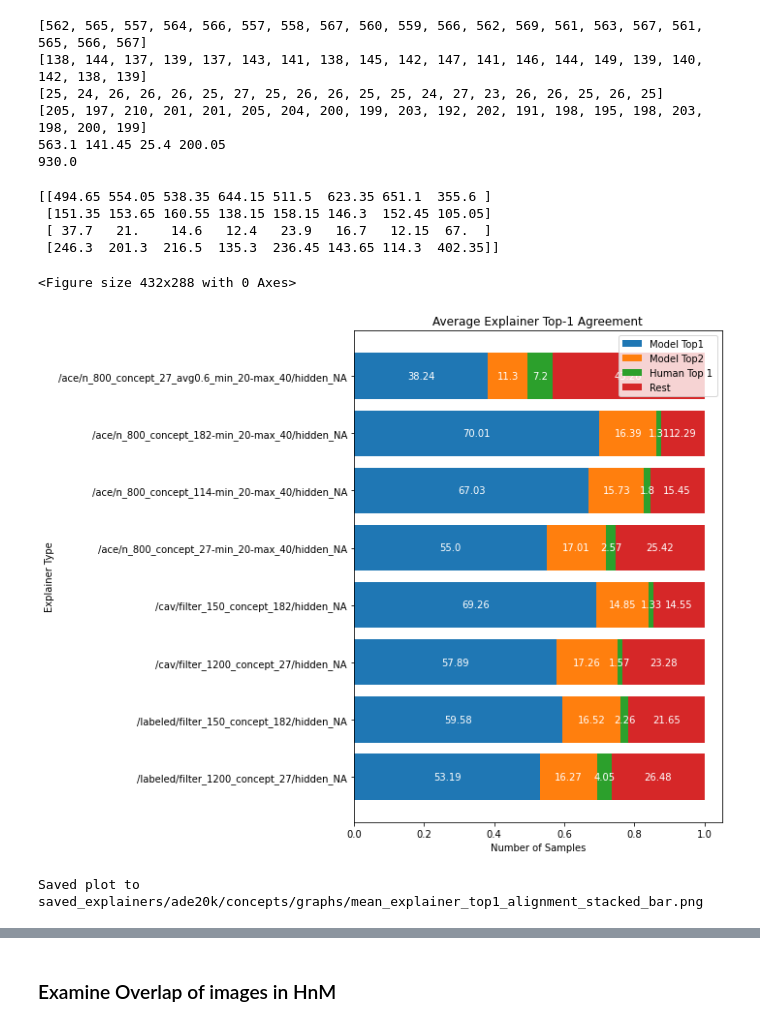
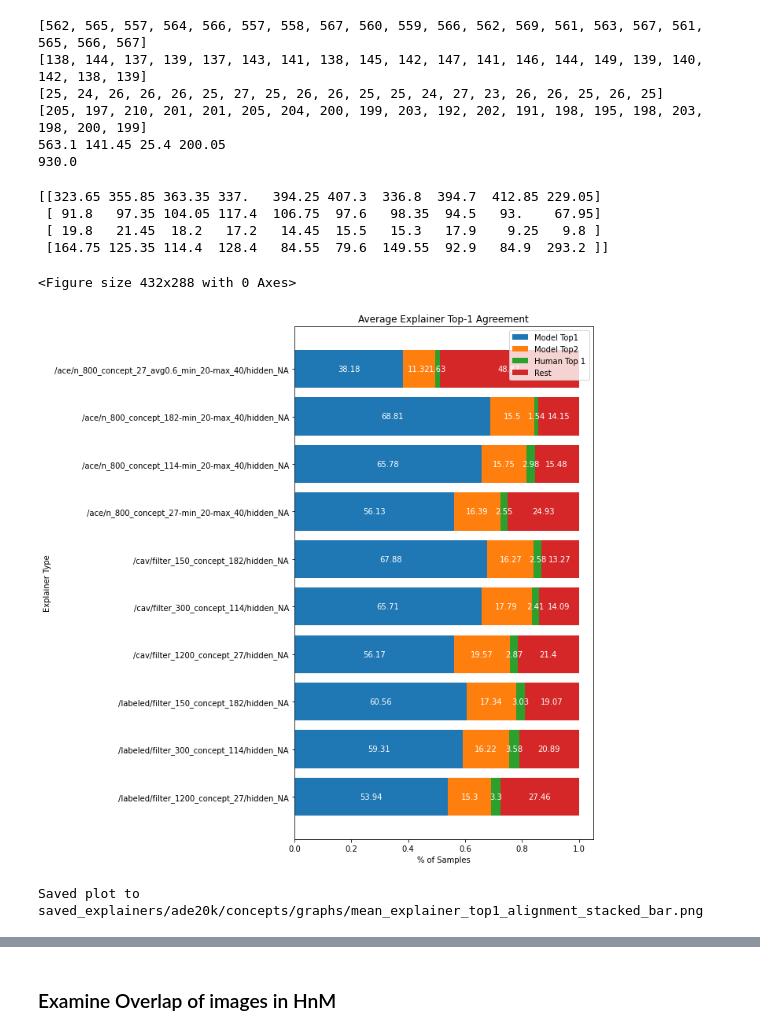
Before and after one commit to allisonchen23/explain-alignment, a Jupyter notebook: repeated_trials_processing.ipynb, the cells around one changed output, grey strips where cells are left out. Cells and saved outputs as stored; diff of their text form; code cells hidden in the pictures.

```diff
--- a/repeated_trials_processing.ipynb
+++ b/repeated_trials_processing.ipynb
@@ -112,16 +112,16 @@ if dataset_name == 'ade20k':
         # Labeled concepts
         ('saved/saved_explainers/repeated_trials/ade20k_dense_27_concept_NA_repeated_trials', \
              'saved_explainers/ade20k/concepts/labeled/filter_1200_concept_27/hidden_NA'),
-        # ('saved/saved_explainers/repeated_trials/ade20k_dense_114_concept_NA_repeated_trials', \
-        #      'saved_explainers/ade20k/concepts/labeled/filter_300_concept_114/hidden_NA'),
+        ('saved/saved_explainers/repeated_trials/ade20k_dense_114_concept_NA_repeated_trials', \
+             'saved_explainers/ade20k/concepts/labeled/filter_300_concept_114/hidden_NA'),
         ('saved/saved_explainers/repeated_trials/ade20k_dense_182_concept_NA_repeated_trials', \
              'saved_explainers/ade20k/concepts/labeled/filter_150_concept_182/hidden_NA'),
 
         # Labeled CAVs
         ('saved/saved_explainers/repeated_trials/ade20k_dense_CAV_27_concept_NA_repeated_trials', \
              'saved_explainers/ade20k/concepts/cav/filter_1200_concept_27/hidden_NA'),
-        # ('saved/saved_explainers/repeated_trials/ade20k_dense_CAV_114_concept_NA_repeated_trials', \
-        #      'saved_explainers/ade20k/concepts/cav/filter_300_concept_114/hidden_NA'),
+        ('saved/saved_explainers/repeated_trials/ade20k_dense_CAV_114_concept_NA_repeated_trials', \
+             'saved_explainers/ade20k/concepts/cav/filter_300_concept_114/hidden_NA'),
         ('saved/saved_explainers/repeated_trials/ade20k_dense_CAV_182_concept_NA_repeated_trials', \
              'saved_explainers/ade20k/concepts/cav/filter_150_concept_182/hidden_NA'),
 
@@ -135,10 +135,12 @@ if dataset_name == 'ade20k':
 
         # ACE CAVs with pooling & threshold
         ('saved/saved_explainers/repeated_trials/ade20k_dense_ace_images_800_concept_27_avg0.6_NA_repeated_trials', \
-             'saved_explainers/ade20k/concepts/ace/n_800_concept_27_avg0.6_min_20-max_40/hidden_NA')
+             'saved_explainers/ade20k/concepts/ace/n_800_concept_27_avg0.6_min_20-max_40/hidden_NA'),
+        ('saved/saved_explainers/repeated_trials/ade20k_dense_ace_images_800_concept_114_avg0.7_NA_repeated_trials', \
+             'saved_explainers/ade20k/concepts/ace/n_800_concept_114_avg0.7_min_20-max_40/hidden_NA')
     ]
-
-    human_output_path = 'saved/ADE20K/survey_results/human_outputs_predictions.pth'
+    human_csvs_path = 'saved/ADE20K/survey_results/test_split/test_soft_labels'
+    human_output_path = 'saved/ADE20K/survey_results/test_split/human_outputs_predictions.pth'
     model_output_path = 'saved/PlacesCategoryClassification/0510_102912/ADE20K_predictions/saga/test_outputs_predictions.pth'
 
 else:
@@ -375,7 +378,8 @@ def save_partition_idxs(outputs):
     return idx_dict
 # %%
 debug = False
-overwrite = True
+overwrite = False
+
 # Save a list of partition idxs for each experimental trial
 for idx, (_, repeated_trials_parent) in enumerate(paths):
     repeated_trials_dir = os.path.join(repeated_trials_parent, 'repeated_trials')
@@ -403,16 +407,18 @@ for idx, (_, repeated_trials_parent) in enumerate(paths):
         assert os.path.exists(trial_dir), "Trial dir {} does not exist".format(trial_dir)
 
         # Check if CSV already exists
-        if os.path.exists(os.path.join(trial_dir, 'parition_idxs.pth')):
+        if os.path.exists(os.path.join(trial_dir, 'partition_idxs.pth')):
             print("File already exists at {}. Continuing...".format(trial_dir))
             continue
 
         # Generate CSV for this trial
         trial_outputs_path = os.path.join(trial_dir, 'test_outputs.pth')
         outputs = get_outputs(
+            csv_dir=human_csvs_path,
             dataset_name=dataset_name,
             explainer_output_path=trial_outputs_path,
             human_output_path=human_output_path,
+            overwrite=False,  # this overwrite corresponds to overwriting the human_outputs_predictions
             model_output_path=model_output_path)
 
         partition_idxs = save_partition_idxs(outputs)
@@ -692,38 +708,38 @@ for idx, (_, repeated_trials_parent) in enumerate(paths):
             fig_size=(10, 8),
             save_path=save_path)
         print("Saved plot to {}".format(save_path))
 
     across_trial_means.append(means)
     across_trial_stds.append(stds)
 
 # Transpose means and stds from so each row corresponds with a bar section
 across_trial_means = np.array(across_trial_means).T
 across_trial_stds = np.array(across_trial_stds).T
 print(across_trial_means)
 
 # Graph for average across repeated trials while varying explainer
 shared_dir = os.path.commonpath(parents)
 shared_graph_dir = os.path.join(shared_dir, 'graphs')
 ensure_dir(shared_graph_dir)
 save_path = os.path.join(shared_graph_dir, 'mean_explainer_top1_alignment_stacked_bar.png')
 stacked_horizontal_bar_chart(
     data=across_trial_means,
     bar_height=0.8,
     labels=explainer_ids,
     display_values='relative',
     legend=legend,
-    xlabel='Number of Samples',
+    xlabel='% of Samples',
     ylabel='Explainer Type',
     title='Average Explainer Top-1 Agreement',
     fig_size=(10, len(paths)),
     save_path=save_path)
 print("Saved plot to {}".format(save_path))
 # %% [output]
-[[494.65 554.05 538.35 644.15 511.5  623.35 651.1  355.6 ]
- [151.35 153.65 160.55 138.15 158.15 146.3  152.45 105.05]
- [ 37.7   21.    14.6   12.4   23.9   16.7   12.15  67.  ]
- [246.3  201.3  216.5  135.3  236.45 143.65 114.3  402.35]]
+[[323.65 355.85 363.35 337.   394.25 407.3  336.8  394.7  412.85 229.05]
+ [ 91.8   97.35 104.05 117.4  106.75  97.6   98.35  94.5   93.    67.95]
+ [ 19.8   21.45  18.2   17.2   14.45  15.5   15.3   17.9    9.25   9.8 ]
+ [164.75 125.35 114.4  128.4   84.55  79.6  149.55  92.9   84.9  293.2 ]]
 <Figure size 432x288 with 0 Axes>
-[figure, old version]
+[figure, new version]
 Saved plot to saved_explainers/ade20k/concepts/graphs/mean_explainer_top1_alignment_stacked_bar.png
 # %%
```
Also changed, not shown: parts of 4 cells of this notebook, 7 other files.
